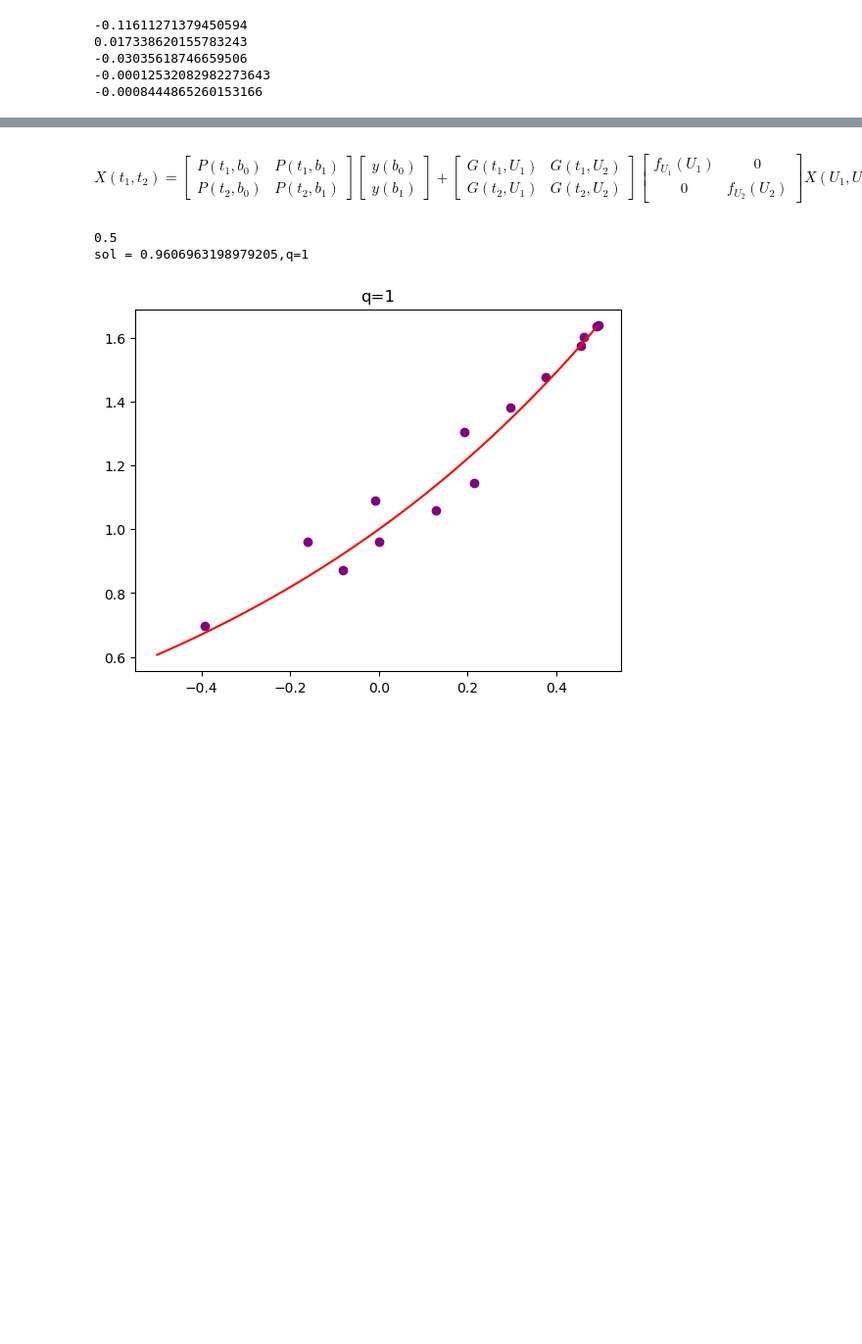
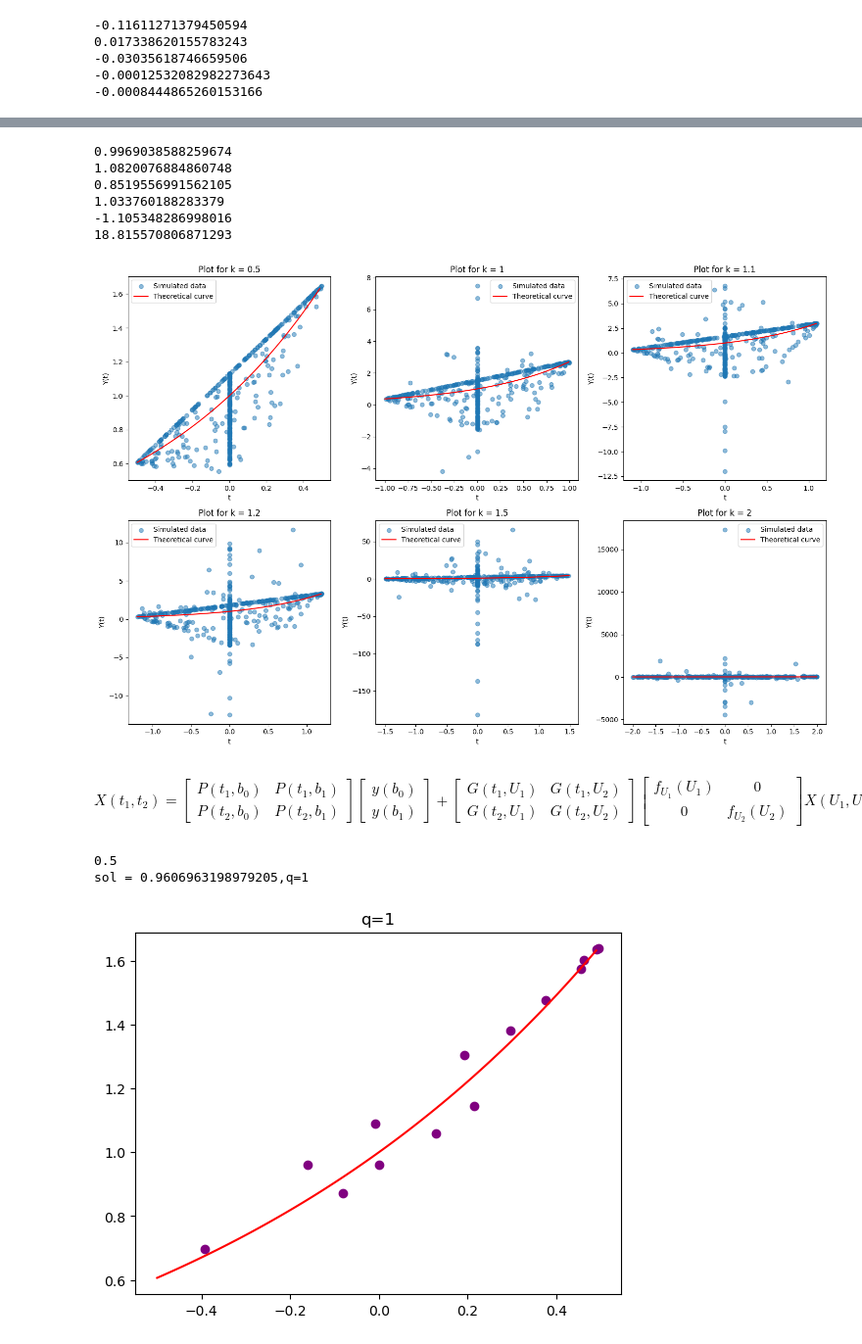
Before and after one commit to ISIPINK/masterthesis_MC_linear_ODEs, a Jupyter notebook: experiments/tests_period_6/plts main dirichlet (coupled).ipynb, the cells around one changed output, grey strips where cells are left out. Shown at 98% size. Drawn from its saved outputs; the diff is of its cells as text; code cells hidden in the pictures; blank space fills up the shorter version.

```diff
--- a/experiments/tests_period_6/plts main dirichlet (coupled).ipynb
+++ b/experiments/tests_period_6/plts main dirichlet (coupled).ipynb
@@ -83,3 +77,50 @@ for k in [0.5,1,1.1,1.2,1.5,2]:
+# %%
+from random import random,seed
+from math import exp
+import numpy as np
+import matplotlib.pyplot as plt
+
+def Pb0(t,b0,b1): return (b1-t)/(b1-b0)
+def Pb1(t,b0,b1): return (t-b0)/(b1-b0)
+def G(t,s,b0,b1): return -(b1-s)*(t-b0)/(b1-b0) if t<s else - (b1-t)*(s-b0)/(b1-b0)
+
+def pltaa(t,y0,y1,b0,b1,nsim, ax):
+    points = []
+    def Y(t,y0,y1,b0,b1):
+        sol = Pb0(t,b0,b1)*y0 + Pb1(t,b0,b1)*y1
+        l = 2 # russian roulette rate
+        if random()*l<1:
+            S = b0+random()*(b1-b0)
+            sol += l*G(t,S,b0,b1) * Y(S,y0,y1,b0,b1)*(b1-b0)
+        points.append((t,sol))
+        return sol
+    def soltest(t,y0,y1,b0,b1,nsim = 10**3): return sum(Y(t,y0,y1,b0,b1) for _ in range(nsim))/nsim
+    print(soltest(t,y0,y1,b0,b1,nsim))
+    x,y = zip(*points)
+    ax.scatter(x, y, label='Simulated data',alpha=0.5)
+    ll = np.arange(b0,b1,0.01)
+    ax.plot(ll, np.exp(ll), color="red", label='Theoretical curve')
+    ax.set_xlabel('t')
+    ax.set_ylabel('Y(t)')
+    ax.set_title(f'Plot for k = {k}')
+    ax.legend()
+
+seed(42)
+fig, axs = plt.subplots(2, 3, figsize=(15, 10))
+k_values = [0.5, 1, 1.1, 1.2, 1.5, 2]
+for i, k in enumerate(k_values):
+    ax = axs[i//3, i%3]
+    pltaa(0, exp(-k), exp(k), -k, k, 300, ax)
+plt.tight_layout()
+plt.show()
+# %% [output]
+0.9969038588259674
+1.0820076884860748
+0.8519556991562105
+1.033760188283379
+-1.105348286998016
+18.815570806871293
+[figure, added]
 # %% [markdown]
 $$
 X(t_{1},t_{2})=
```
Also changed, not shown: parts of 1 cell of this notebook, 16 other files.
